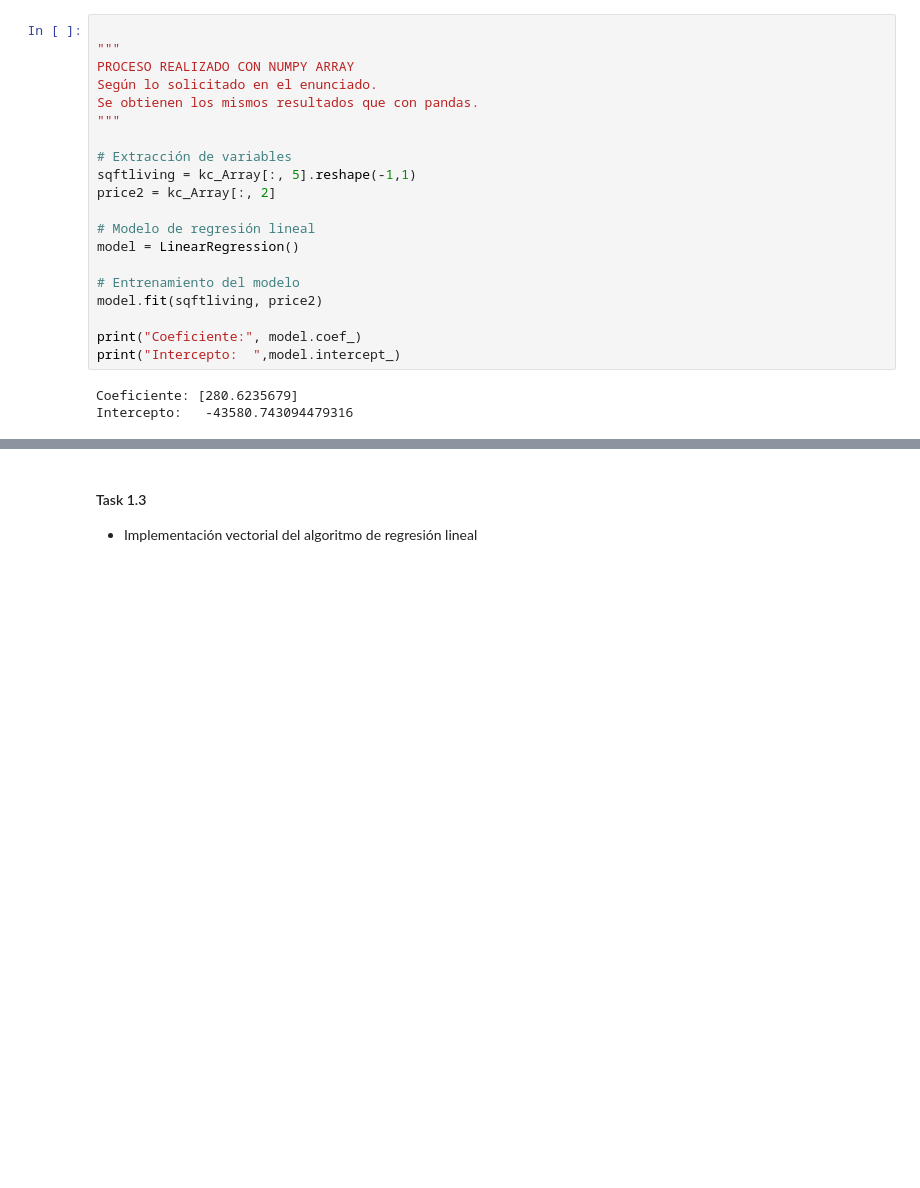
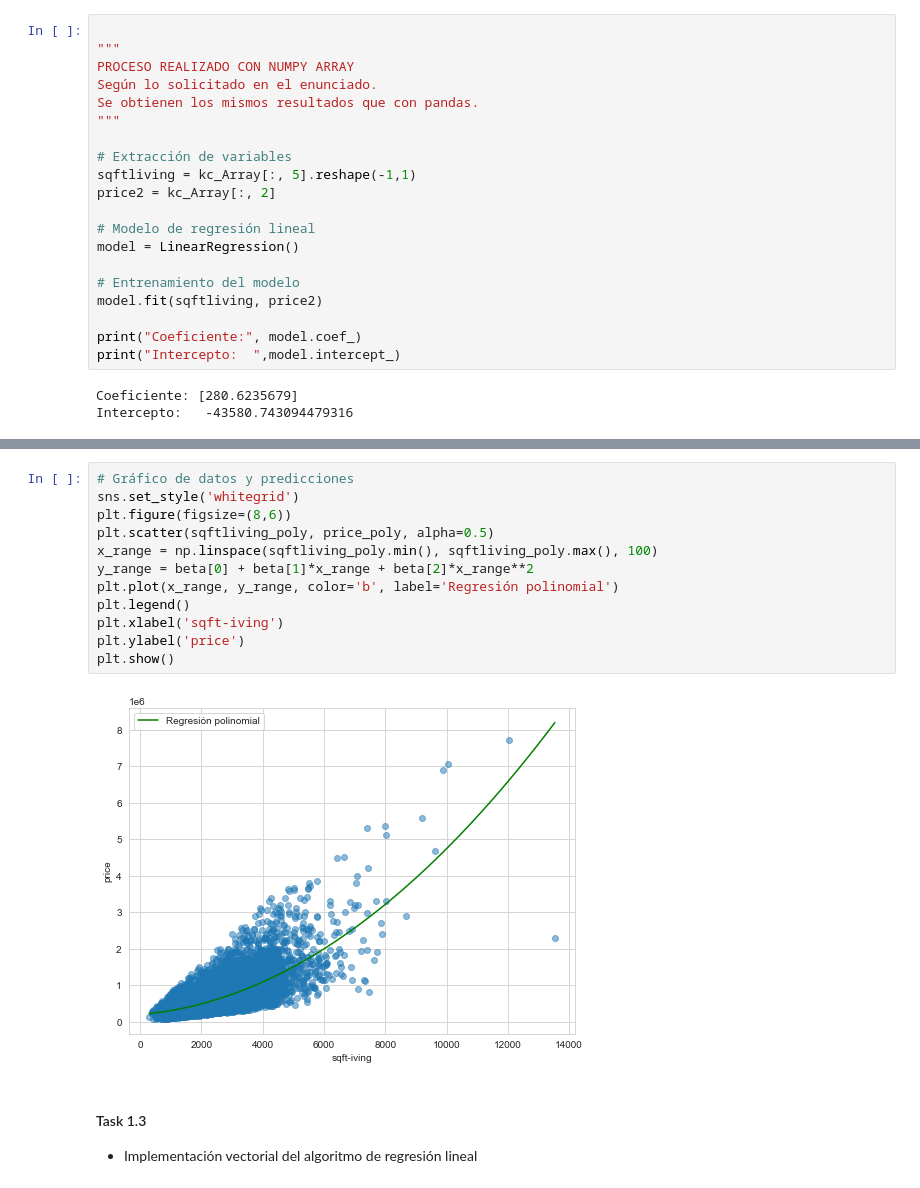
Before and after one commit to aleg001/Lab4-IA, a Jupyter notebook: Lab4.ipynb, the cells around one changed output, grey strips where cells are left out. Saved outputs shown, nothing was run; the diff lists cells and outputs as text; blank space fills up the shorter version.

Commit message:
Se añade gráfico y mejora de modelo

```diff
--- a/Lab4.ipynb
+++ b/Lab4.ipynb
@@ -113,3 +123,17 @@ print(beta)
+# %%
+# Gráfico de datos y predicciones
+sns.set_style('whitegrid')
+plt.figure(figsize=(8,6))
+plt.scatter(sqftliving_poly, price_poly, alpha=0.5)
+x_range = np.linspace(sqftliving_poly.min(), sqftliving_poly.max(), 100)
+y_range = beta[0] + beta[1]*x_range + beta[2]*x_range**2
+plt.plot(x_range, y_range, color='b', label='Regresión polinomial')
+plt.legend()
+plt.xlabel('sqft-iving')
+plt.ylabel('price')
+plt.show()
+# %% [output]
+[figure, added]
 # %% [markdown]
 #### Task 1.3
 - Implementación vectorial del algoritmo de regresión lineal
```
Also changed, not shown: parts of 1 cell of this notebook.
